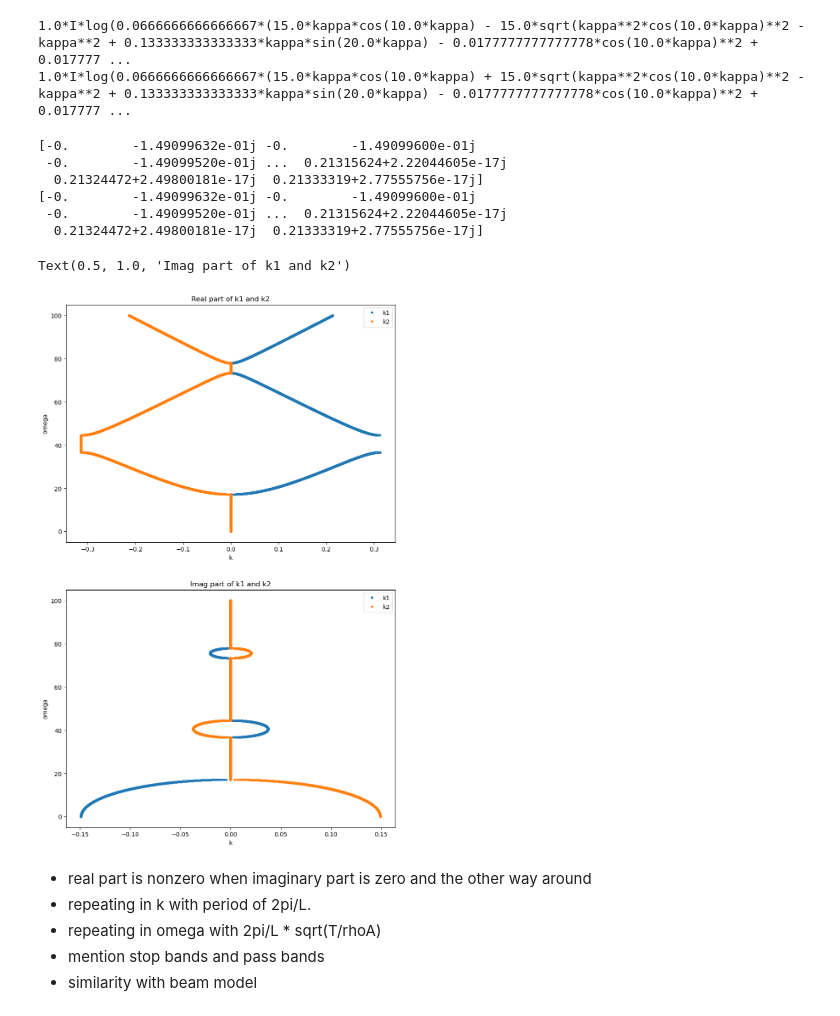
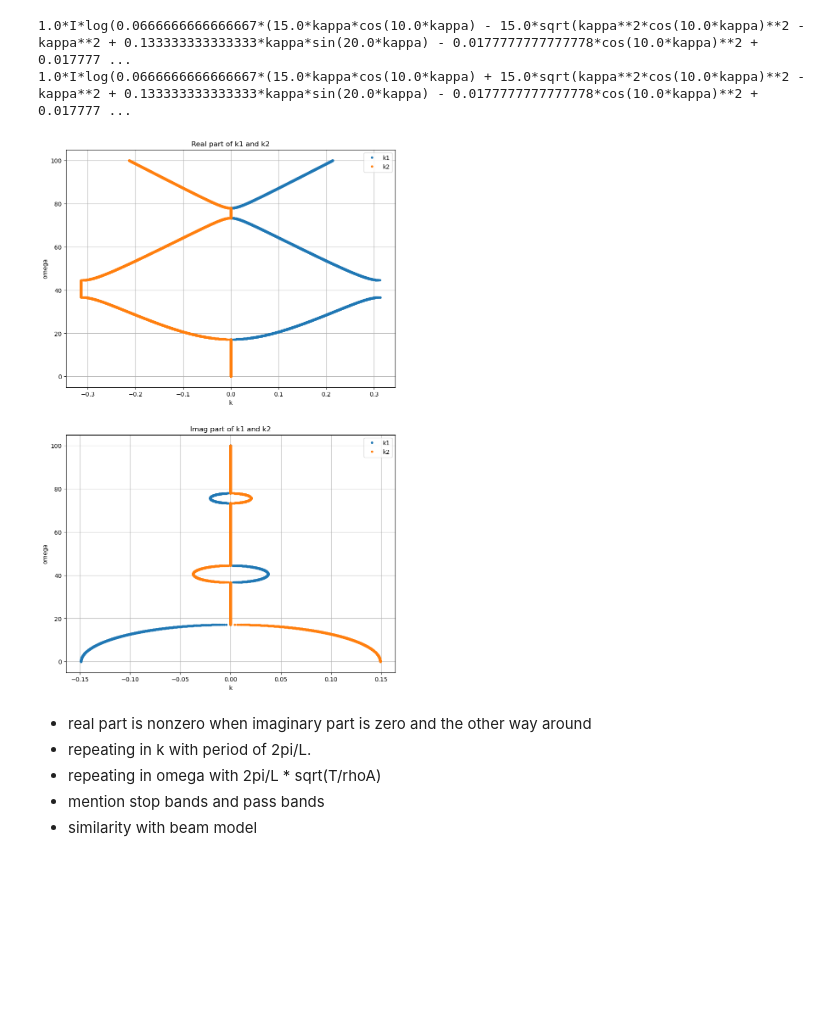
Before and after one commit to Lymone96/CIEM5220-Group2, a Jupyter notebook: 3_ML/question5.ipynb, the cells around one changed output. Drawn from its saved outputs; the diff is of its cells as text; code cells hidden in the pictures; blank space fills up the shorter version.

Commit message:
added grid to plots

```diff
--- a/3_ML/question5.ipynb
+++ b/3_ML/question5.ipynb
@@ -93,42 +92,28 @@ def k2_func(omega):
 # %%
 omega_values = np.linspace(0.001, 100, 10000)
 
 T_val = 15E3
 rhoA = 1.1
 
 fig, ax = plt.subplots(2, 1, figsize=(10, 16))
 
-# Redraw with switched axes
 ax[0].plot(np.real(k1_func(omega_values)), omega_values, '.', label='k1')
 ax[0].plot(np.real(k2_func(omega_values)), omega_values, '.',  label='k2')
 ax[0].set_ylabel('omega')
 ax[0].set_xlabel('k')
 ax[0].legend()
 ax[0].set_title('Real part of k1 and k2')
+ax[0].grid();
 
 ax[1].plot(np.imag(k1_func(omega_values)), omega_values, '.', label='k1')
 ax[1].plot(np.imag(k2_func(omega_values)), omega_values, '.',  label='k2')
 ax[1].set_ylabel('omega')
 ax[1].set_xlabel('k')
 ax[1].legend()
 ax[1].set_title('Imag part of k1 and k2')
-
-# ax[2].plot(np.abs(k1_lambda(kappa_values)), kappa_values*np.sqrt(T_val/rhoA), label='k1')
-# ax[2].plot(np.abs(k2_lambda(kappa_values)), kappa_values*np.sqrt(T_val/rhoA), label='k2')
-# ax[2].set_ylabel('omega')
-# ax[2].set_xlabel('k')
-# ax[2].legend()
-# ax[2].set_title('Absolute value of k1 and k2')
-# ax[0].set_title('Imaginary part of k1 and k2');
+ax[1].grid();
 # %% [output]
-[-0.        -1.49099632e-01j -0.        -1.49099600e-01j
- -0.        -1.49099520e-01j ...  0.21315624+2.22044605e-17j
-  0.21324472+2.49800181e-17j  0.21333319+2.77555756e-17j]
-[-0.        -1.49099632e-01j -0.        -1.49099600e-01j
- -0.        -1.49099520e-01j ...  0.21315624+2.22044605e-17j
-  0.21324472+2.49800181e-17j  0.21333319+2.77555756e-17j]
-Text(0.5, 1.0, 'Imag part of k1 and k2')
-[figure, old version]
+[figure, new version]
 # %% [markdown]
 - real part is nonzero when imaginary part is zero and the other way around
 - repeating in k with period of 2pi/L.
```
Also changed, not shown: parts of 3 cells of this notebook.
